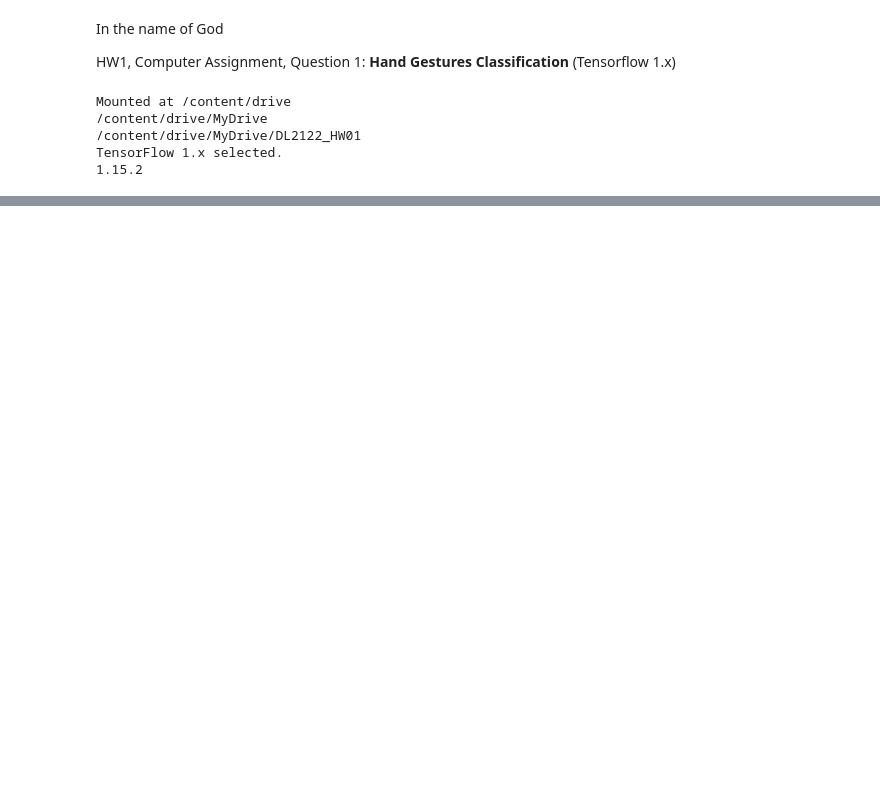
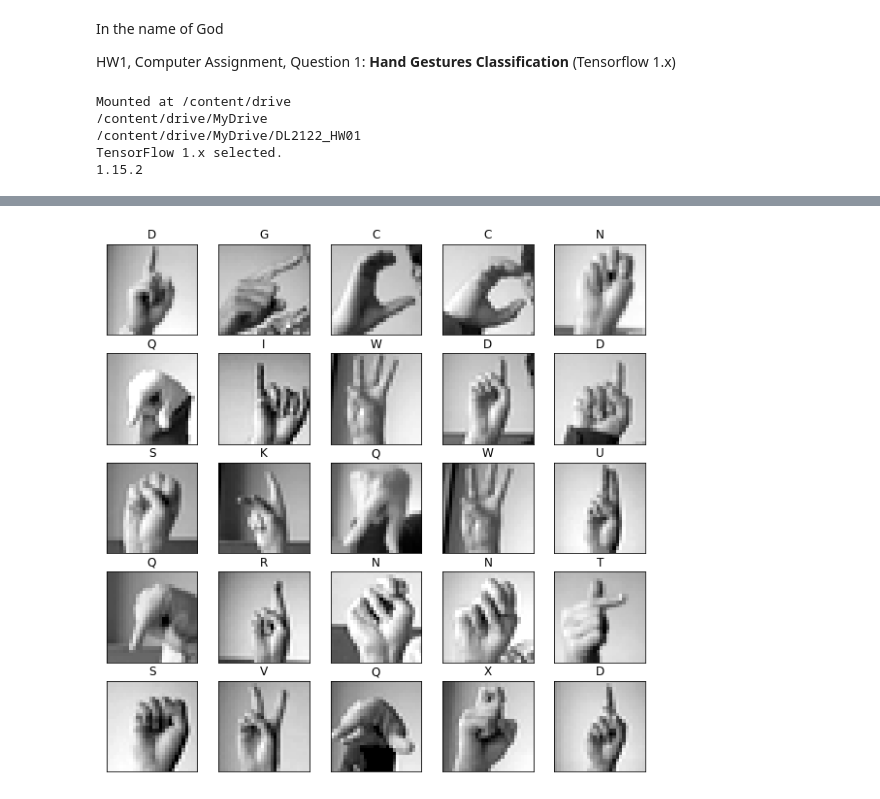
Before and after one commit to asadian98/Deep-Learning-Course-EE25647, a Jupyter notebook: HW1/HW1.ipynb, the cells around one changed output, grey strips where cells are left out. Drawn from its saved outputs; the diff is of its cells as text; code cells hidden in the pictures; blank space fills up the shorter version.

```diff
--- a/HW1/HW1.ipynb
+++ b/HW1/HW1.ipynb
@@ -23,0 +79,12 @@ TensorFlow 1.x selected.
+# %%
+plt.figure(figsize=(10, 10))
+for i in range(25):
+  plt.subplot(5, 5, i+1)
+  plt.imshow(dftrain.loc[i].values.reshape((28, 28)), cmap='gray')
+  plt.title(picDict[y_training[i]])
+  plt.xticks([])
+  plt.yticks([])
+
+plt.show()
+# %% [output]
+[figure, added]
```
Also changed, not shown: parts of 8 cells of this notebook.
